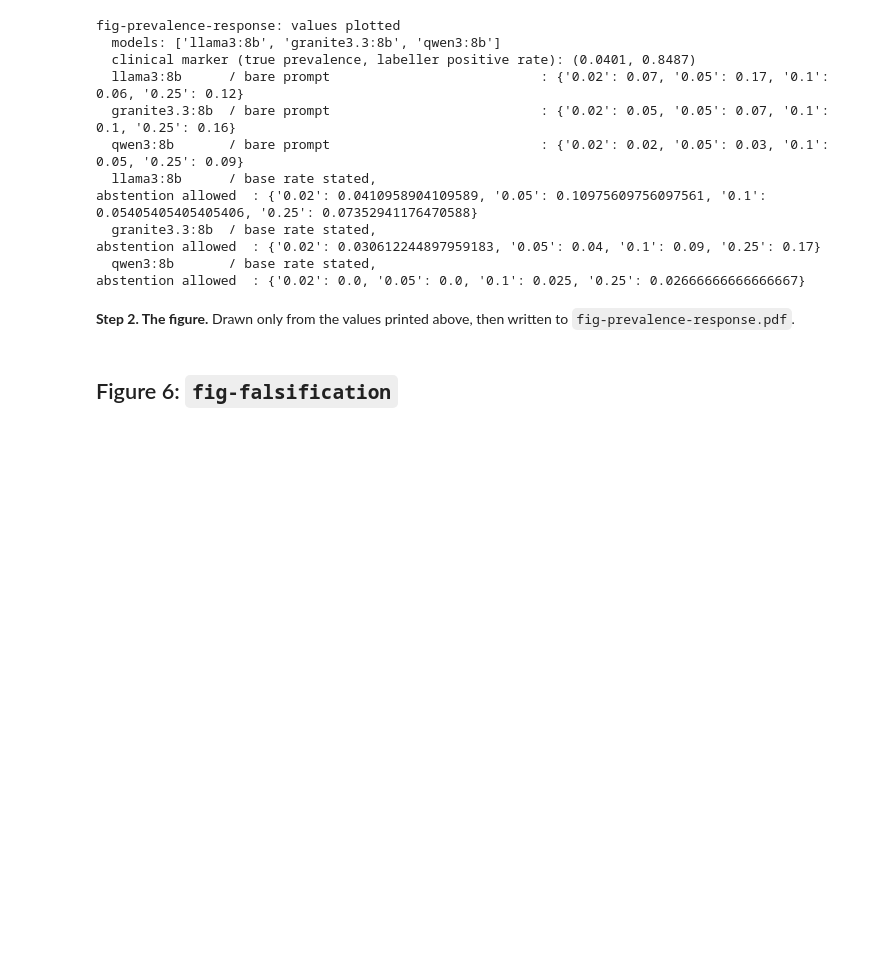
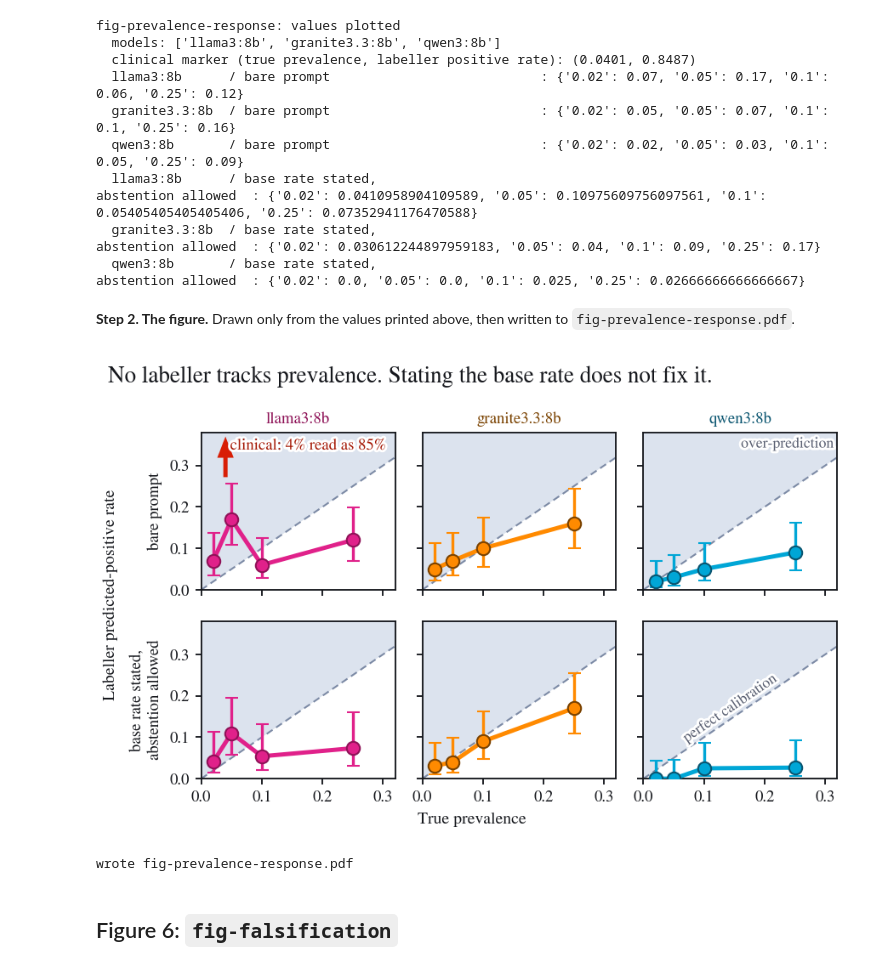
Before and after one commit to Rickygole/provenance-encoder, a Jupyter notebook: accord/thesis/figures/Thesis_Figure_Material.ipynb, the cells around one changed output. Cells and saved outputs as stored; diff of their text form; code cells hidden in the pictures; blank space fills up the shorter version.

```diff
--- a/accord/thesis/figures/Thesis_Figure_Material.ipynb
+++ b/accord/thesis/figures/Thesis_Figure_Material.ipynb
@@ -116,7 +116,29 @@ AMBER = Ramp("AMBER",    "#714B00", "#F5A300", "#F9C765", "#FCE4B6", "#F6AC1A")
 PLUM = Ramp("PLUM",      "#971D6B", "#C3268A", "#EEC2DE", "#F7E1EF", "#E296C6")
 SCARLET = Ramp("SCARLET", "#A41704", "#D81E05", "#F5C2BC", "#FAE2DF", "#EE9A8F")
 
-RAMPS = {r.name: r for r in (COBALT, AZURE, EMERALD, AMBER, PLUM, SCARLET)}
+# The three sweep labellers on Figure 5, at higher chroma. The author asked that
+# figure for vibrant colour and got weight instead on the first pass, on the
+# reasoning that brightening a hue inside its own family costs the greyscale
+# separation the palette is verified on. That reasoning was wrong in one
+# direction and it is worth recording why: it assumed each hue had to stay at
+# its own place on the luminance ladder. Moving qwen off deep blue entirely, to
+# cyan, moves it UP the ladder and AWAY from the scarlet it used to sit 8.9
+# apart from. Measured on the four marks that share that canvas, scarlet,
+# magenta, cyan and orange, the minimum adjacent greyscale gap goes from 8.9 to
+# 19.3. The brighter set is the safer set in black and white, not the riskier
+# one.
+#
+# Magenta and orange stay inside the PLUM and AMBER families, so the weak
+# labeller and its sweep counterpart still read as the same colour idea across
+# figures. Cyan frees qwen from COBALT, which is GPT-4o zero-shot's hue
+# everywhere else; the two never co-occurred, but a labeller borrowing another
+# system's colour was a coincidence waiting to be read as a claim.
+MAGENTA = Ramp("MAGENTA", "#8E1257", "#E0218A", "#F6C4DF", "#FBE6F1", "#EE8CC0")
+TANGERINE = Ramp("TANGERINE", "#7A4200", "#FF8A00", "#FFCC8F", "#FFE9D2", "#FFAE52")
+CYAN = Ramp("CYAN",      "#0A5570", "#00A6D6", "#A8DEEF", "#D6F0F8", "#63C6E4")
+
+RAMPS = {r.name: r for r in (COBALT, AZURE, EMERALD, AMBER, PLUM, SCARLET,
+                             MAGENTA, TANGERINE, CYAN)}
 
 # Flat names, because a drawing script reads better as SCARLET_DEEP than as
 # SCARLET.DEEP inside an f-string-heavy layout block.
@@ -1465,7 +1499,8 @@ PL = {"A_bare": "bare prompt", "B_baserate_abstain": "base rate stated,\nabstent
 # AMBER: it used to draw in the green this set reserves for pharmacist truth,
 # and a weak labeller wearing the truth colour is the kind of thing this thesis
 # is about.
-MODEL_HUE = {"llama3:8b": PLUM, "granite3.3:8b": AMBER, "qwen3:8b": COBALT}
+MODEL_HUE = {"llama3:8b": MAGENTA, "granite3.3:8b": TANGERINE,
+             "qwen3:8b": CYAN}
 
 # THE Y AXIS. It ran 0 to 1.0 and every measured point sat in the bottom
 # quarter of it, which is why the author could not read this grid. The tallest
@@ -1546,34 +1581,39 @@ for r, pr in enumerate(prompts):
                          color=SCARLET_DEEP, zorder=7))
         if r == 0 and c == 2:
             case(ax.text(X_HI - 0.005, Y_HI - 0.012, "over-prediction",
                          ha="right", va="top", fontsize=T_NOTE, color=MUTE,
                          zorder=5))
         if r == 1 and c == 2:
             # The diagonal's angle on the page, not 45 degrees: the panel is
             # not square and the two axes do not share a range. It is close to
             # 45 now, which is the point of the new axis.
             bb = ax.get_window_extent()
             ang = math.degrees(math.atan2(X_HI / Y_HI * bb.height,
                                           bb.width))
             # MUTE, not the SLATE of the line it names: SLATE is 3.48:1 on
             # white and this set does not set type in it.
             case(ax.text(0.150, 0.156, "perfect calibration", fontsize=T_NOTE,
                          color=MUTE, ha="center", va="bottom", rotation=ang,
                          rotation_mode="anchor", zorder=5))
         ax.set_xlim(0, X_HI); ax.set_ylim(0, Y_HI)
         ax.set_xticks([0, 0.1, 0.2, 0.3]); ax.set_yticks([0, 0.1, 0.2, 0.3])
         if r == 0:
             ax.set_title(m, fontsize=T_SERIES, pad=5, color=MODEL_HUE[m].DEEP)
         if c == 0:
             ax.set_ylabel(PL[pr], fontsize=T_TICK, linespacing=1.3)
         ax.tick_params(labelsize=T_TICK)
         frame(ax)
 fig.supxlabel("True prevalence", fontsize=T_AXIS, y=0.018)
 fig.supylabel("Labeller predicted-positive rate", fontsize=T_AXIS, x=0.006)
 signature(fig, SCARLET_DEEP,
           "No labeller tracks prevalence. Stating the base rate does not fix it.")
-fig.savefig(HERE / "fig-prevalence-response.pdf"); plt.close(fig)
+fig.savefig(HERE / "fig-prevalence-response.pdf")
+plt.show()
+plt.close(fig)
 print("wrote fig-prevalence-response.pdf")
+# %% [output]
+[figure, added]
+wrote fig-prevalence-response.pdf
 # %% [markdown]
 ## Figure 6: `fig-falsification`
 # %%
```
Also changed, not shown: parts of 13 cells of this notebook, 20 other files.
